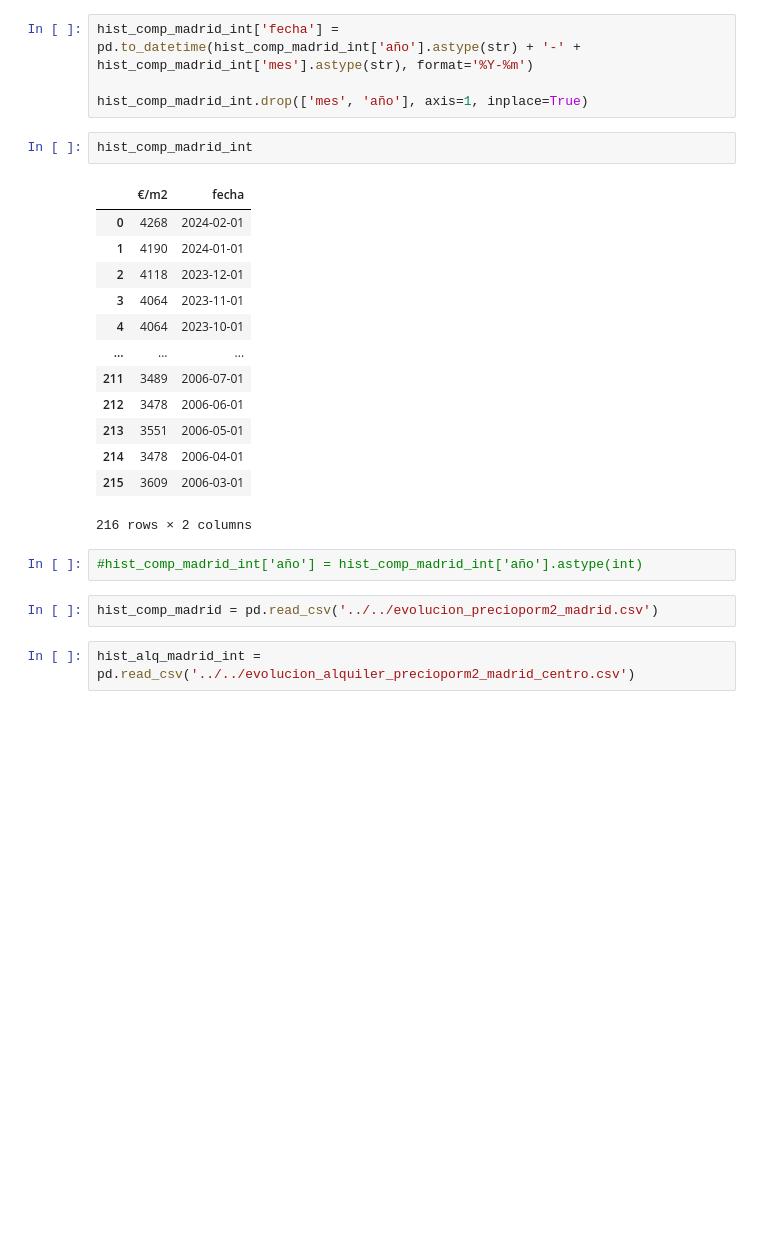
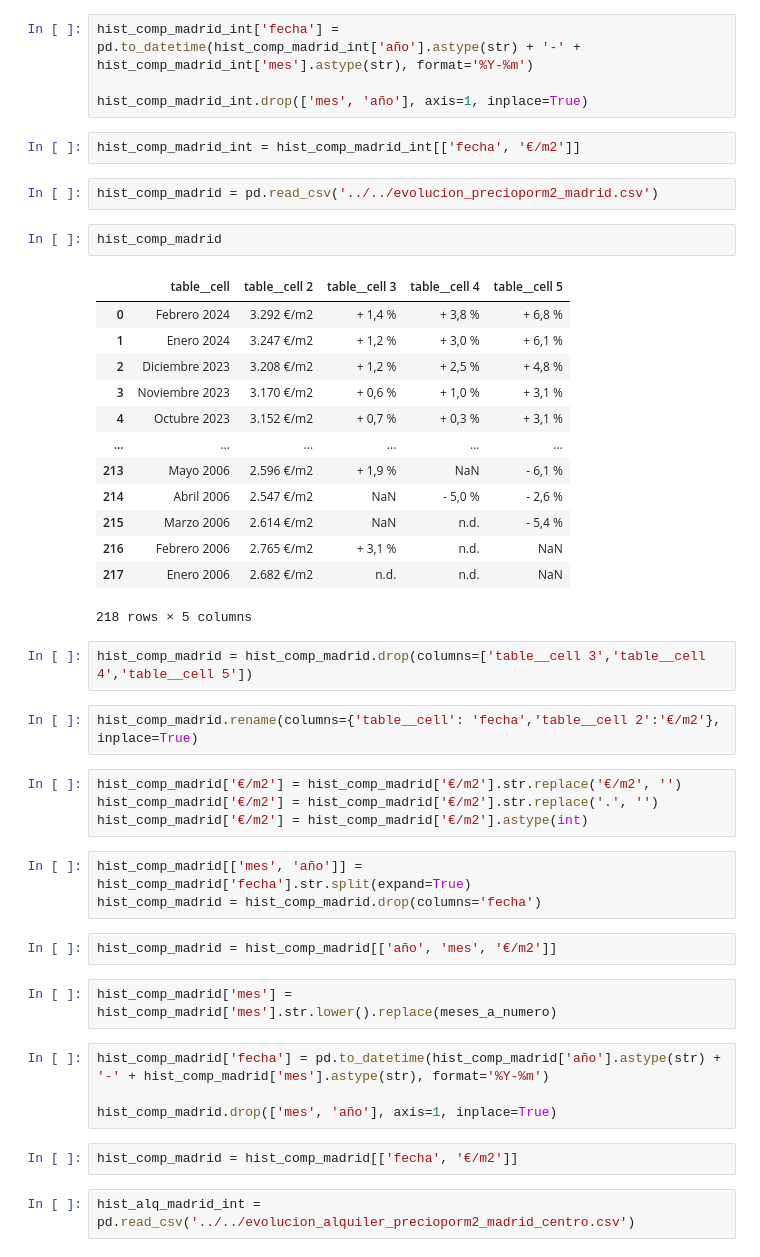
Before and after one commit to Gbau11/Analisis-de-la-vivienda-Idealista, a Jupyter notebook: jupyter/analisis_exploratorio/analisis_explo.ipynb, the cells around one changed output. Cells and saved outputs as stored; diff of their text form; blank space fills up the shorter version.

```diff
--- a/jupyter/analisis_exploratorio/analisis_explo.ipynb
+++ b/jupyter/analisis_exploratorio/analisis_explo.ipynb
@@ -78,25 +60,46 @@ hist_comp_madrid_int['mes'] = hist_comp_madrid_int['mes'].str.lower().replace(me
 hist_comp_madrid_int['fecha'] = pd.to_datetime(hist_comp_madrid_int['año'].astype(str) + '-' + hist_comp_madrid_int['mes'].astype(str), format='%Y-%m')
 
 hist_comp_madrid_int.drop(['mes', 'año'], axis=1, inplace=True)
-# %%
-hist_comp_madrid_int
-# %% [output]
-|  | €/m2 | fecha |
-| 0 | 4268 | 2024-02-01 |
-| 1 | 4190 | 2024-01-01 |
-| 2 | 4118 | 2023-12-01 |
-| 3 | 4064 | 2023-11-01 |
-| 4 | 4064 | 2023-10-01 |
-| ... | ... | ... |
-| 211 | 3489 | 2006-07-01 |
-| 212 | 3478 | 2006-06-01 |
-| 213 | 3551 | 2006-05-01 |
-| 214 | 3478 | 2006-04-01 |
-| 215 | 3609 | 2006-03-01 |
-216 rows × 2 columns
-# %%
-#hist_comp_madrid_int['año'] = hist_comp_madrid_int['año'].astype(int)
+# %%
+hist_comp_madrid_int = hist_comp_madrid_int[['fecha', '€/m2']]
 # %%
 hist_comp_madrid = pd.read_csv('../../evolucion_precioporm2_madrid.csv')
+# %%
+hist_comp_madrid
+# %% [output]
+|  | table__cell | table__cell 2 | table__cell 3 | table__cell 4 | table__cell 5 |
+| 0 | Febrero 2024 | 3.292 €/m2 | + 1,4 % | + 3,8 % | + 6,8 % |
+| 1 | Enero 2024 | 3.247 €/m2 | + 1,2 % | + 3,0 % | + 6,1 % |
+| 2 | Diciembre 2023 | 3.208 €/m2 | + 1,2 % | + 2,5 % | + 4,8 % |
+| 3 | Noviembre 2023 | 3.170 €/m2 | + 0,6 % | + 1,0 % | + 3,1 % |
+| 4 | Octubre 2023 | 3.152 €/m2 | + 0,7 % | + 0,3 % | + 3,1 % |
+| ... | ... | ... | ... | ... | ... |
+| 213 | Mayo 2006 | 2.596 €/m2 | + 1,9 % | NaN | - 6,1 % |
+| 214 | Abril 2006 | 2.547 €/m2 | NaN | - 5,0 % | - 2,6 % |
+| 215 | Marzo 2006 | 2.614 €/m2 | NaN | n.d. | - 5,4 % |
+| 216 | Febrero 2006 | 2.765 €/m2 | + 3,1 % | n.d. | NaN |
+| 217 | Enero 2006 | 2.682 €/m2 | n.d. | n.d. | NaN |
+218 rows × 5 columns
+# %%
+hist_comp_madrid = hist_comp_madrid.drop(columns=['table__cell 3','table__cell 4','table__cell 5'])
+# %%
+hist_comp_madrid.rename(columns={'table__cell': 'fecha','table__cell 2':'€/m2'}, inplace=True)
+# %%
+hist_comp_madrid['€/m2'] = hist_comp_madrid['€/m2'].str.replace('€/m2', '')
+hist_comp_madrid['€/m2'] = hist_comp_madrid['€/m2'].str.replace('.', '')
+hist_comp_madrid['€/m2'] = hist_comp_madrid['€/m2'].astype(int)
+# %%
+hist_comp_madrid[['mes', 'año']] = hist_comp_madrid['fecha'].str.split(expand=True)
+hist_comp_madrid = hist_comp_madrid.drop(columns='fecha')
+# %%
+hist_comp_madrid = hist_comp_madrid[['año', 'mes', '€/m2']]
+# %%
+hist_comp_madrid['mes'] = hist_comp_madrid['mes'].str.lower().replace(meses_a_numero)
+# %%
+hist_comp_madrid['fecha'] = pd.to_datetime(hist_comp_madrid['año'].astype(str) + '-' + hist_comp_madrid['mes'].astype(str), format='%Y-%m')
+
+hist_comp_madrid.drop(['mes', 'año'], axis=1, inplace=True)
+# %%
+hist_comp_madrid = hist_comp_madrid[['fecha', '€/m2']]
 # %%
 hist_alq_madrid_int = pd.read_csv('../../evolucion_alquiler_precioporm2_madrid_centro.csv')
```
Also changed, not shown: parts of 35 cells of this notebook.
